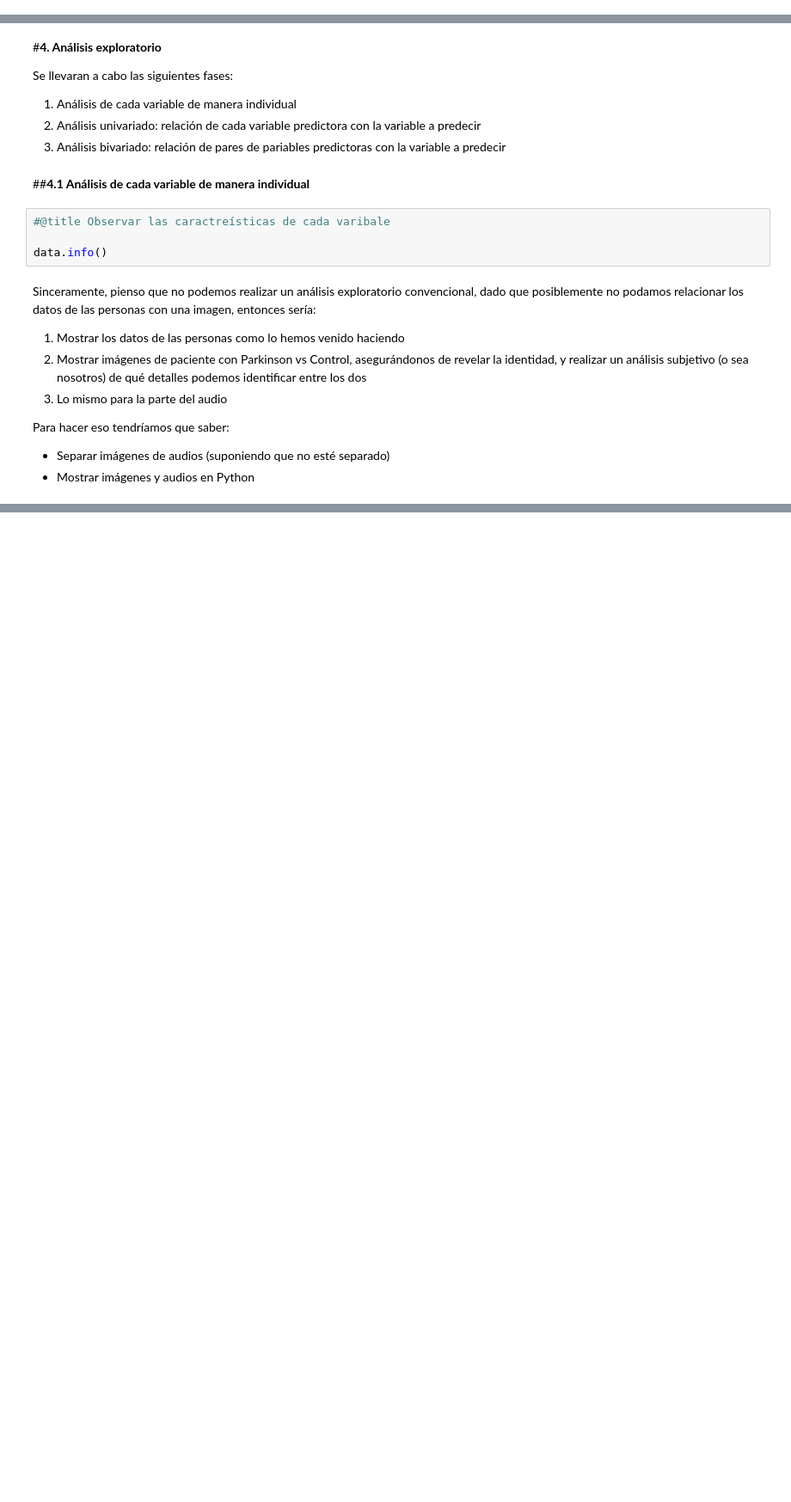
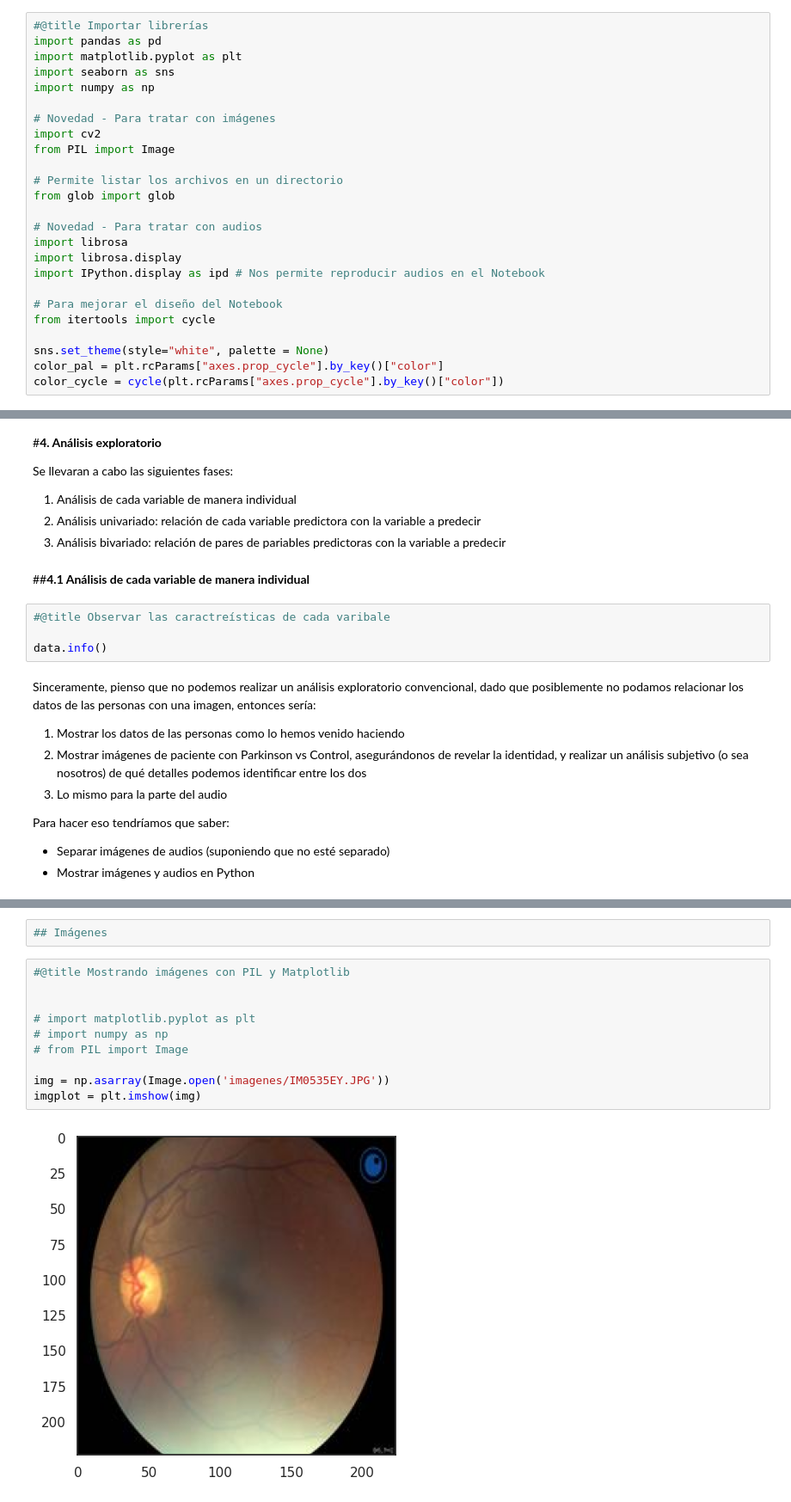
Before and after one commit to AndresFelipeMunozAguilar/Proyecto_Final_IA1_UIS, a Jupyter notebook: Data_Analysis.ipynb, the cells around one changed output, grey strips where cells are left out. Shown at 86% size. Cells and saved outputs as stored; diff of their text form; blank space fills up the shorter version.

Commit message:
Añadida exploración de imágenes/audio de ejemplo

```diff
--- a/Data_Analysis.ipynb
+++ b/Data_Analysis.ipynb
@@ -23,3 +18,28 @@ import seaborn as sns
+# %%
+#@title Importar librerías
+import pandas as pd
+import matplotlib.pyplot as plt
+import seaborn as sns
+import numpy as np
+
+# Novedad - Para tratar con imágenes
+import cv2
+from PIL import Image
+
+# Permite listar los archivos en un directorio
+from glob import glob
+
+# Novedad - Para tratar con audios
+import librosa
+import librosa.display
+import IPython.display as ipd # Nos permite reproducir audios en el Notebook
+
+# Para mejorar el diseño del Notebook
+from itertools import cycle
+
+sns.set_theme(style="white", palette = None)
+color_pal = plt.rcParams["axes.prop_cycle"].by_key()["color"]
+color_cycle = cycle(plt.rcParams["axes.prop_cycle"].by_key()["color"])
 # %%
 #@title Lectura de los datos
 import os
@@ -66,0 +98,14 @@ Para hacer eso tendríamos que saber:
+# %%
+## Imágenes
+# %%
+#@title Mostrando imágenes con PIL y Matplotlib
+
+
+# import matplotlib.pyplot as plt
+# import numpy as np
+# from PIL import Image
+
+img = np.asarray(Image.open('imagenes/IM0535EY.JPG'))
+imgplot = plt.imshow(img)
+# %% [output]
+[figure, added]
```
Also changed, not shown: parts of 7 cells of this notebook.
